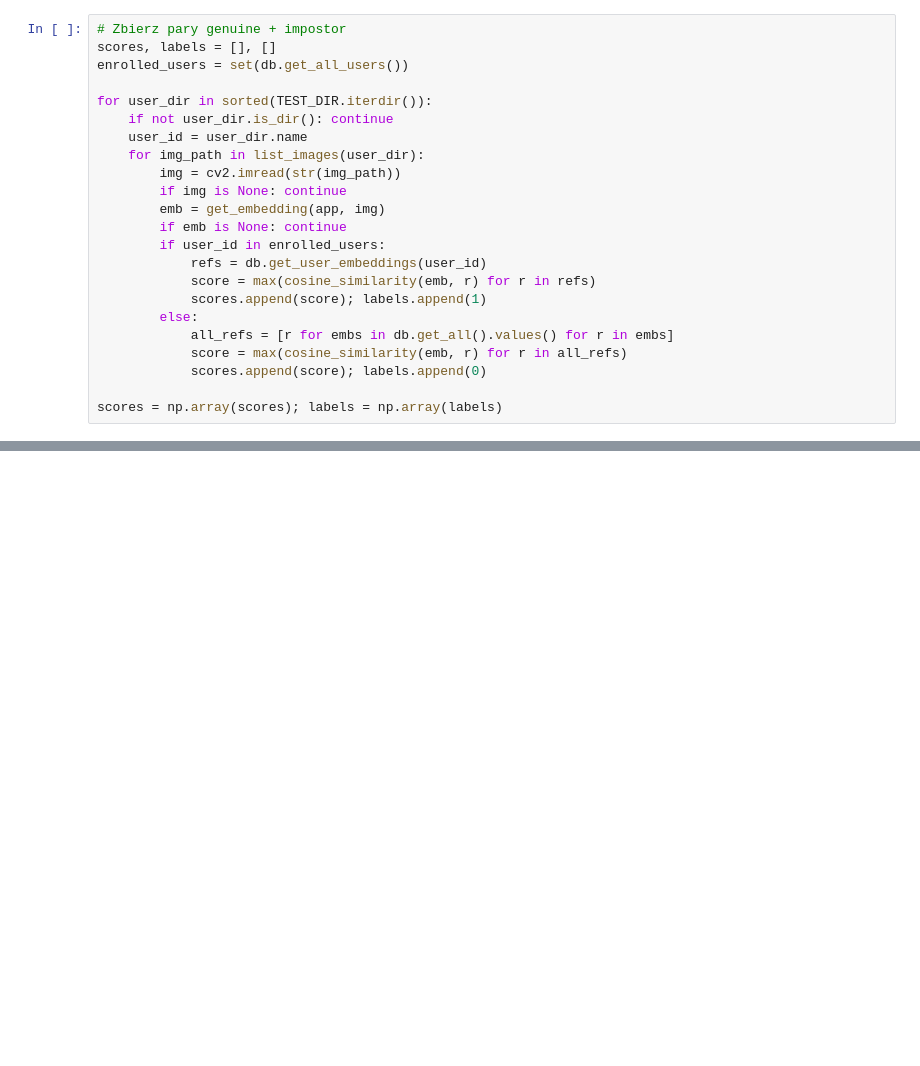
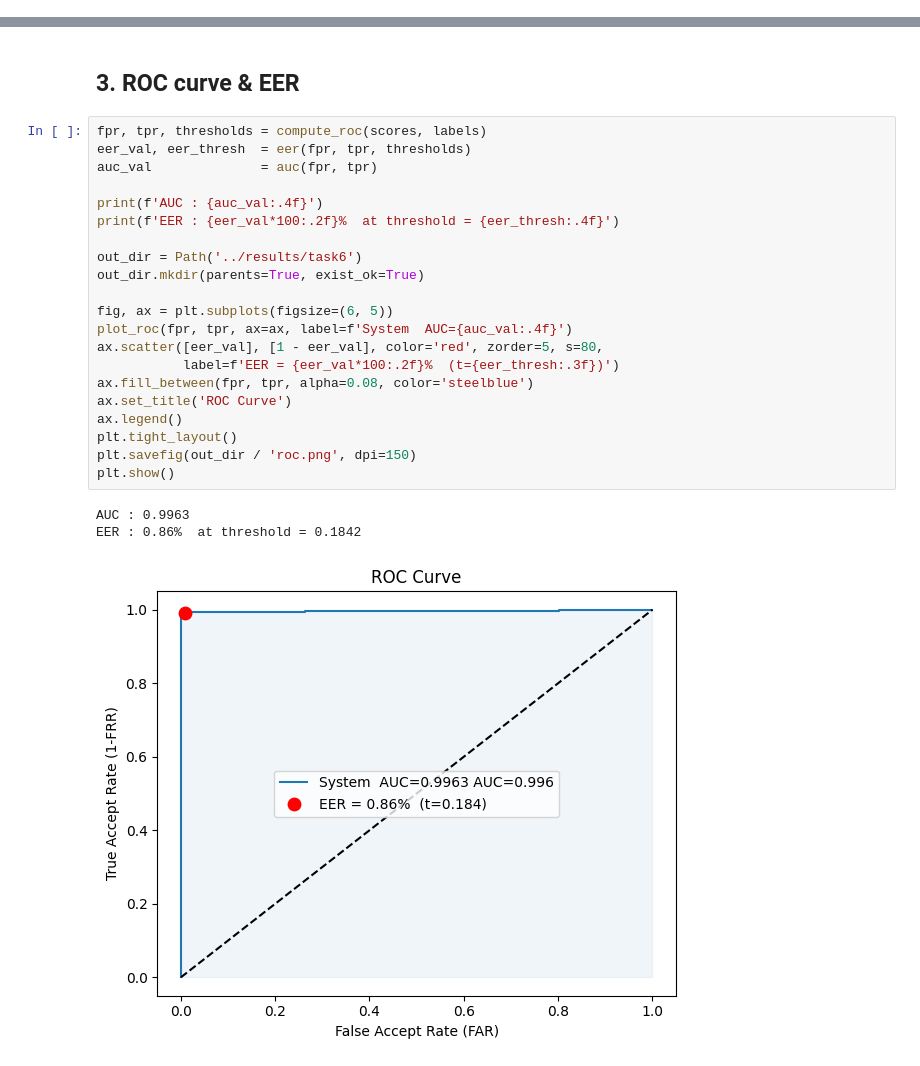
Before and after one commit to FifiTV/face, a Jupyter notebook: notebooks/07_task6_roc.ipynb, the cells around one changed output, grey strips where cells are left out. Drawn from its saved outputs; the diff is of its cells as text; blank space fills up the shorter version.

Commit message:
task6

```diff
--- a/notebooks/07_task6_roc.ipynb
+++ b/notebooks/07_task6_roc.ipynb
@@ -17,23 +48,0 @@ TEST_DIR = Path('../data/test')
-# %%
-# Zbierz pary genuine + impostor
-scores, labels = [], []
-enrolled_users = set(db.get_all_users())
-
-for user_dir in sorted(TEST_DIR.iterdir()):
-    if not user_dir.is_dir(): continue
-    user_id = user_dir.name
-    for img_path in list_images(user_dir):
-        img = cv2.imread(str(img_path))
-        if img is None: continue
-        emb = get_embedding(app, img)
-        if emb is None: continue
-        if user_id in enrolled_users:
-            refs = db.get_user_embeddings(user_id)
-            score = max(cosine_similarity(emb, r) for r in refs)
-            scores.append(score); labels.append(1)
-        else:
-            all_refs = [r for embs in db.get_all().values() for r in embs]
-            score = max(cosine_similarity(emb, r) for r in all_refs)
-            scores.append(score); labels.append(0)
-
-scores = np.array(scores); labels = np.array(labels)
@@ -52,0 +92,27 @@ plt.show()
+# %% [markdown]
+## 3. ROC curve & EER
+# %%
+fpr, tpr, thresholds = compute_roc(scores, labels)
+eer_val, eer_thresh  = eer(fpr, tpr, thresholds)
+auc_val              = auc(fpr, tpr)
+
+print(f'AUC : {auc_val:.4f}')
+print(f'EER : {eer_val*100:.2f}%  at threshold = {eer_thresh:.4f}')
+
+out_dir = Path('../results/task6')
+out_dir.mkdir(parents=True, exist_ok=True)
+
+fig, ax = plt.subplots(figsize=(6, 5))
+plot_roc(fpr, tpr, ax=ax, label=f'System  AUC={auc_val:.4f}')
+ax.scatter([eer_val], [1 - eer_val], color='red', zorder=5, s=80,
+           label=f'EER = {eer_val*100:.2f}%  (t={eer_thresh:.3f})')
+ax.fill_between(fpr, tpr, alpha=0.08, color='steelblue')
+ax.set_title('ROC Curve')
+ax.legend()
+plt.tight_layout()
+plt.savefig(out_dir / 'roc.png', dpi=150)
+plt.show()
+# %% [output]
+AUC : 0.9963
+EER : 0.86%  at threshold = 0.1842
+[figure, added]
```
Also changed, not shown: parts of 17 cells of this notebook.
